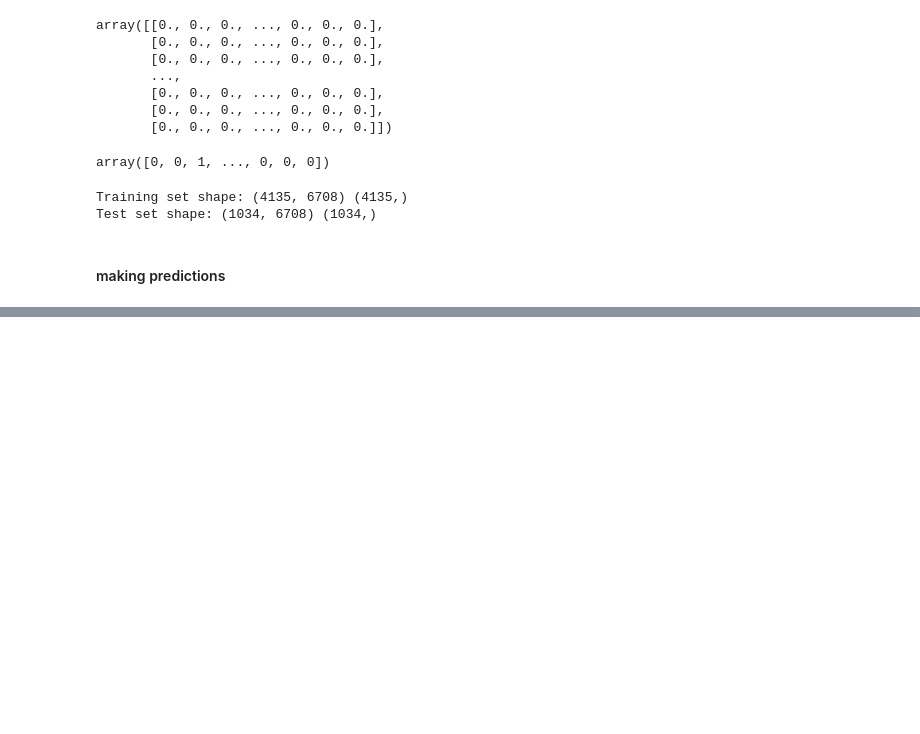
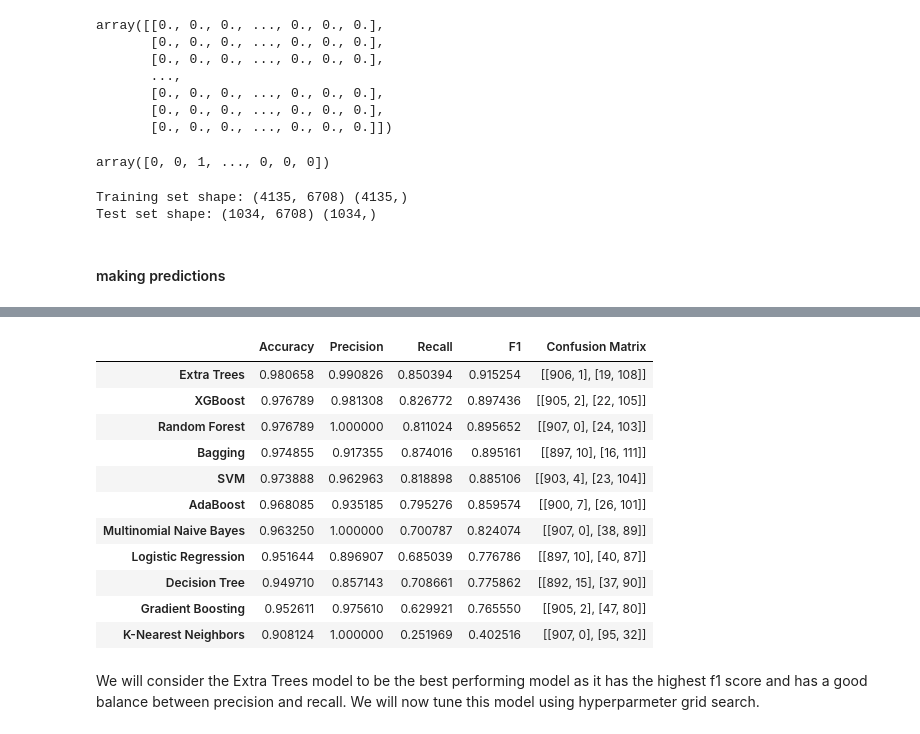
Before and after one commit to raghuvir1/spam_classifier, a Jupyter notebook: spam classifier.ipynb, the cells around one changed output, grey strips where cells are left out. Cells and saved outputs as stored; diff of their text form; code cells hidden in the pictures; blank space fills up the shorter version.

Commit message:
added models

```diff
--- a/spam classifier.ipynb
+++ b/spam classifier.ipynb
@@ -302,0 +364,6 @@ https://www.kaggle.com/code/mdtamzidulislam/spam-eda-preprocess-prediction
+# %%
+# Create a DataFrame from the results dictionary
+results_df = pd.DataFrame.from_dict(results, orient='index')
+
+# Print the results
+print(results_df)
@@ -302,0 +396,18 @@ https://www.kaggle.com/code/mdtamzidulislam/spam-eda-preprocess-prediction
+# %%
+# models sorted by precision
+results_df.sort_values(by='F1', ascending=False)
+# %% [output]
+|  | Accuracy | Precision | Recall | F1 | Confusion Matrix |
+| Extra Trees | 0.980658 | 0.990826 | 0.850394 | 0.915254 | [[906, 1], [19, 108]] |
+| XGBoost | 0.976789 | 0.981308 | 0.826772 | 0.897436 | [[905, 2], [22, 105]] |
+| Random Forest | 0.976789 | 1.000000 | 0.811024 | 0.895652 | [[907, 0], [24, 103]] |
+| Bagging | 0.974855 | 0.917355 | 0.874016 | 0.895161 | [[897, 10], [16, 111]] |
+| SVM | 0.973888 | 0.962963 | 0.818898 | 0.885106 | [[903, 4], [23, 104]] |
+| AdaBoost | 0.968085 | 0.935185 | 0.795276 | 0.859574 | [[900, 7], [26, 101]] |
+| Multinomial Naive Bayes | 0.963250 | 1.000000 | 0.700787 | 0.824074 | [[907, 0], [38, 89]] |
+| Logistic Regression | 0.951644 | 0.896907 | 0.685039 | 0.776786 | [[897, 10], [40, 87]] |
+| Decision Tree | 0.949710 | 0.857143 | 0.708661 | 0.775862 | [[892, 15], [37, 90]] |
+| Gradient Boosting | 0.952611 | 0.975610 | 0.629921 | 0.765550 | [[905, 2], [47, 80]] |
+| K-Nearest Neighbors | 0.908124 | 1.000000 | 0.251969 | 0.402516 | [[907, 0], [95, 32]] |
+# %% [markdown]
+We will consider the Extra Trees model to be the best performing model as it has the highest f1 score and has a good balance between precision and recall. We will now tune this model using hyperparmeter grid search.
```
Also changed, not shown: parts of 12 cells of this notebook.
